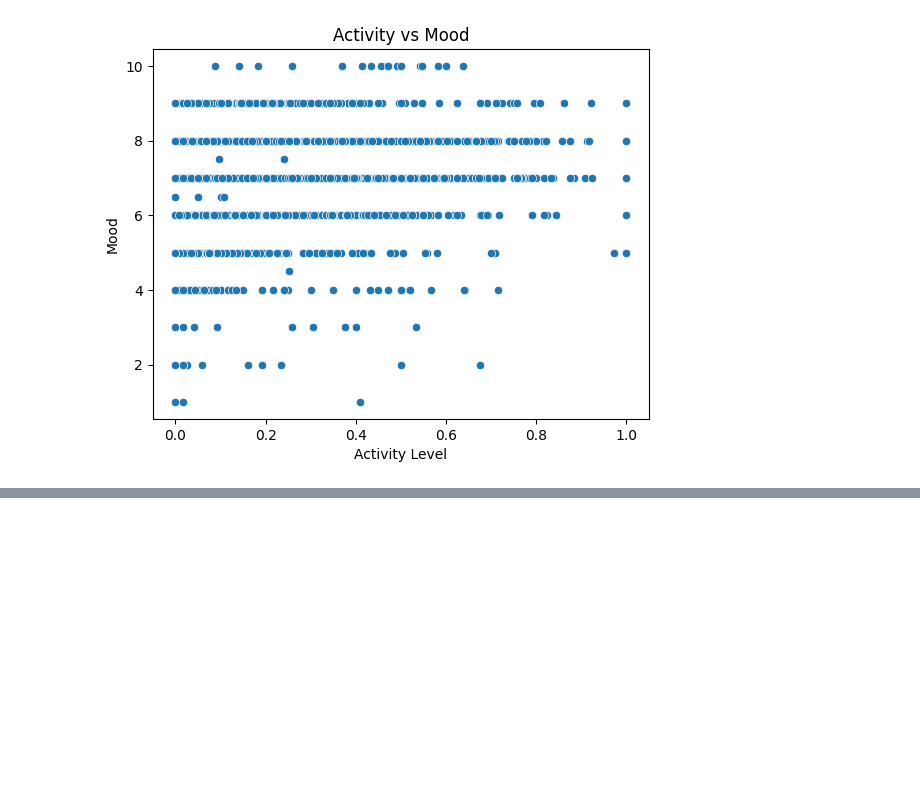
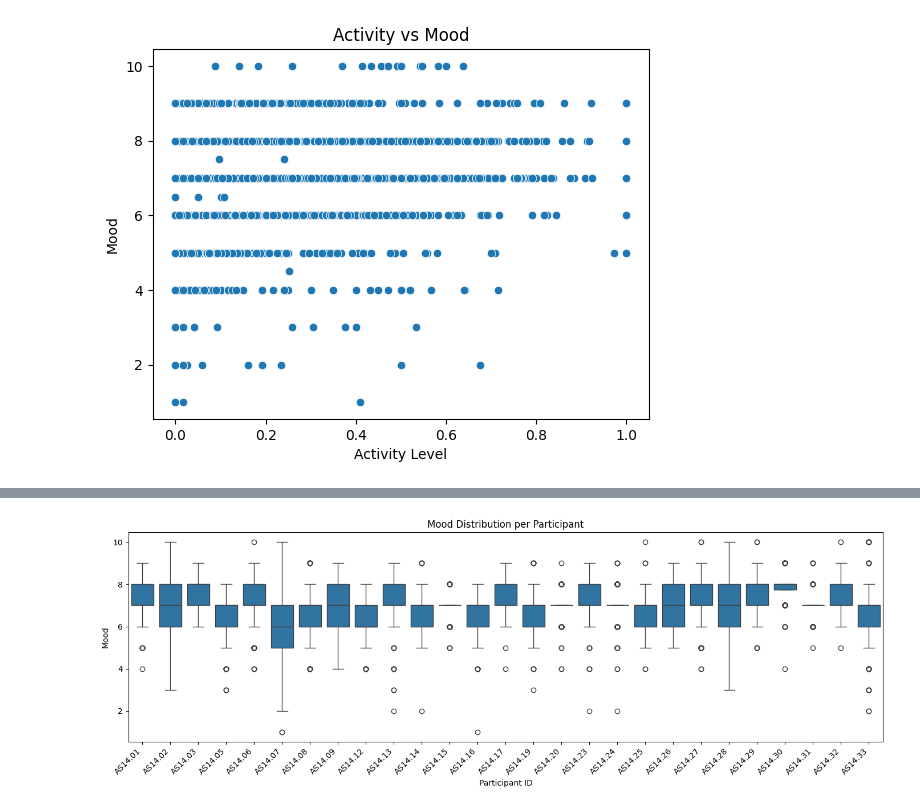
Before and after one commit to PJWVDH/Data-mining-techniques, a Jupyter notebook: dylan.ipynb, the cells around one changed output, grey strips where cells are left out. Drawn from its saved outputs; the diff is of its cells as text; code cells hidden in the pictures; blank space fills up the shorter version.

```diff
--- a/dylan.ipynb
+++ b/dylan.ipynb
@@ -131,0 +206,14 @@ plt.show()
+# %%
+# Mood distribution per participant
+mood_df = df[df['variable'] == 'mood']
+
+plt.figure(figsize=(14, 5))
+sns.boxplot(x='id', y='value', data=mood_df, order=sorted(mood_df['id'].unique()))
+plt.title("Mood Distribution per Participant")
+plt.xlabel("Participant ID")
+plt.ylabel("Mood")
+plt.xticks(rotation=45, ha='right')
+plt.tight_layout()
+plt.show()
+# %% [output]
+[figure, added]
```
Also changed, not shown: parts of 9 cells of this notebook.
